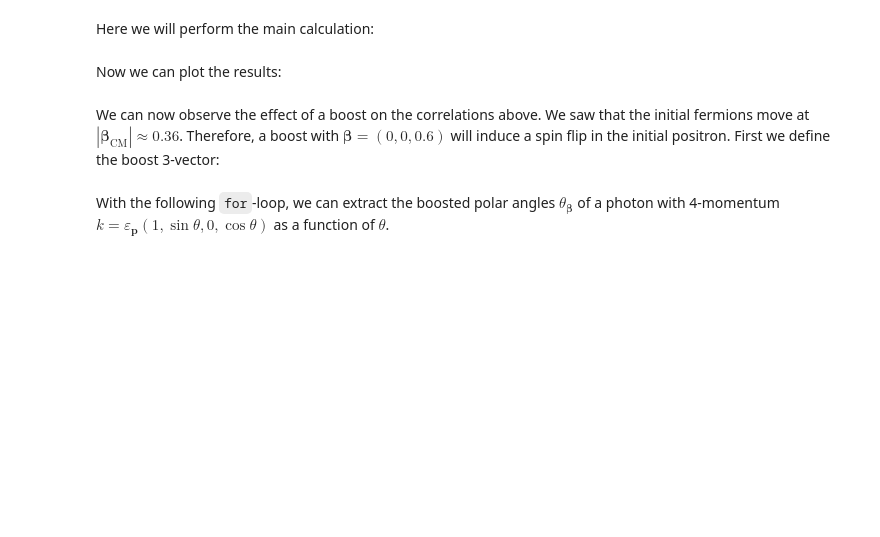
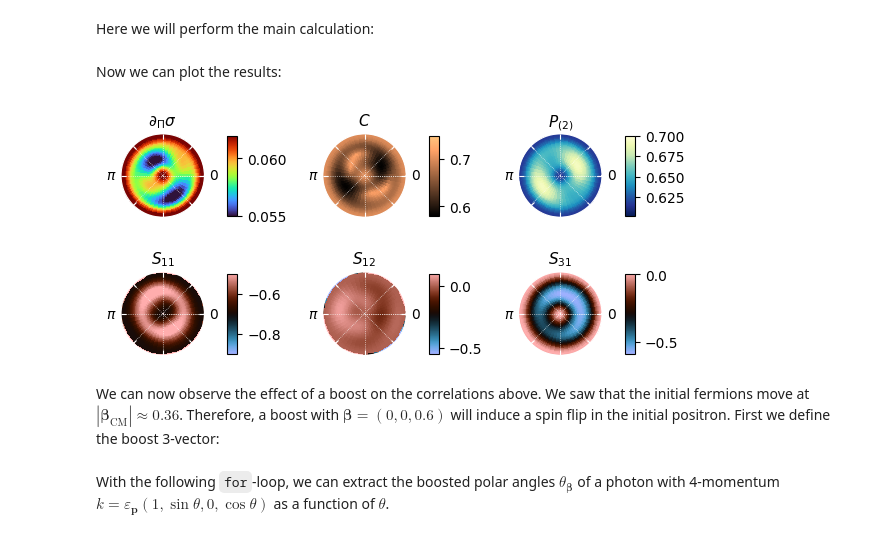
Before and after one commit to jsmeets2k/qedtool, a Jupyter notebook: examples/angular_annihilation_photons.ipynb, the cells around one changed output. Saved outputs shown, nothing was run; the diff lists cells and outputs as text; code cells hidden in the pictures; blank space fills up the shorter version.

```diff
--- a/examples/angular_annihilation_photons.ipynb
+++ b/examples/angular_annihilation_photons.ipynb
@@ -161,8 +163,8 @@ fig.set_size_inches(15*cm, 7*cm)
 im00 = ax[0,0].pcolormesh(phi, theta, np.transpose(data[0]), shading='auto', cmap='turbo', vmin = 0.055, vmax = 0.062)
 im01 = ax[0,1].pcolormesh(phi, theta, np.transpose(data[1]), shading='auto', cmap='copper', vmin = 0.58, vmax = 0.75)
 im02 = ax[0,2].pcolormesh(phi, theta, np.transpose(data[2]), shading='auto', cmap='YlGnBu_r', vmin = 0.6025, vmax = 0.7)
-im10 = ax[1,0].pcolormesh(phi, theta, np.transpose(data[3]), shading='auto', cmap='berlin')
-im11 = ax[1,1].pcolormesh(phi, theta, np.transpose(data[4]), shading='auto', cmap='berlin')
+im10 = ax[1,0].pcolormesh(phi, theta, np.transpose(data[3]), shading='auto', cmap='berlin', vmin=-0.9, vmax=-0.5)
+im11 = ax[1,1].pcolormesh(phi, theta, np.transpose(data[4]), shading='auto', cmap='berlin', vmin=0.1, vmax=-0.5)
 im12 = ax[1,2].pcolormesh(phi, theta, np.transpose(data[9]), shading='auto', cmap='berlin')
 
 # Show colorbar
@@ -176,33 +178,35 @@ plt.colorbar(im12, ax=ax[1,2], pad=0.1, aspect=8, fraction=0.12)
 # Make the radial axis invisible
 for i in range(2):
     for j in range(3):
         ax[i,j].yaxis.set_visible(False)
 
 # Titles
 ax[0,0].set_title('$\partial_{\Pi}\\sigma$', fontsize=11);
 ax[0,1].set_title('$C$', fontsize=11);
 ax[0,2].set_title('$P_{(2)}$', fontsize=11);
 
 ax[1,0].set_title('$S_{11}$', fontsize=11);
 ax[1,1].set_title('$S_{12}$', fontsize=11);
 ax[1,2].set_title('$S_{31}$', fontsize=11);
 
 # White edge colors
 for j in range(3):
     for spine in ax[0,j].spines.values():
         spine.set_edgecolor('white')
     for spine in ax[1,j].spines.values():
         spine.set_edgecolor('white')
 
 # Azimuthal ticks and labels
 xticks = [0, np.pi/4, np.pi/2, 3*np.pi/4, np.pi, np.pi + np.pi/4, np.pi + np.pi/2, np.pi + 3*np.pi/4, 2*np.pi]
 xlabels = ['$0$', '', '', '', '$\pi$', '', '', '', '']
 for i in range(2):
     for j in range(3):
         ax[i,j].xaxis.set_ticks(xticks)
         ax[i,j].set_xticklabels(xlabels)
         ax[i,j].tick_params(axis='both', which='both', direction='in', right=True, top=True, color='white', pad=0.05)
         ax[i,j].grid(color='white', linestyle=':', linewidth=0.5)
+# %% [output]
+[figure, added]
 # %% [markdown]
 We can now observe the effect of a boost on the correlations above. We saw that the initial fermions move at $|\boldsymbol{\beta}_{\text{CM}}| \approx 0.36$. Therefore, a boost with $\boldsymbol{\beta} = (0, 0, 0.6)$ will induce a spin flip in the initial positron. First we define the boost 3-vector:
 # %%
```
Also changed, not shown: parts of 4 cells of this notebook.
